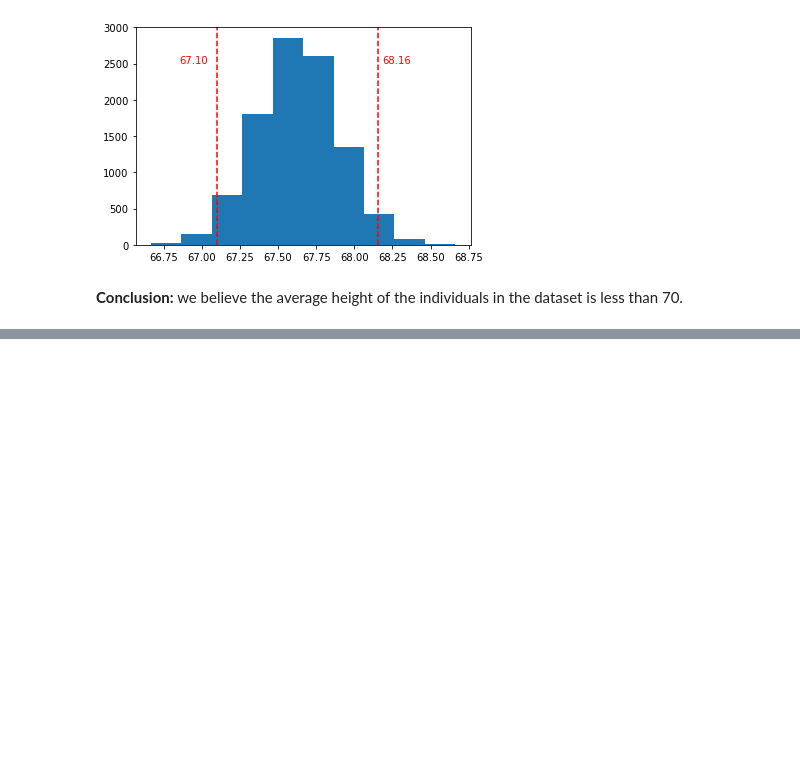
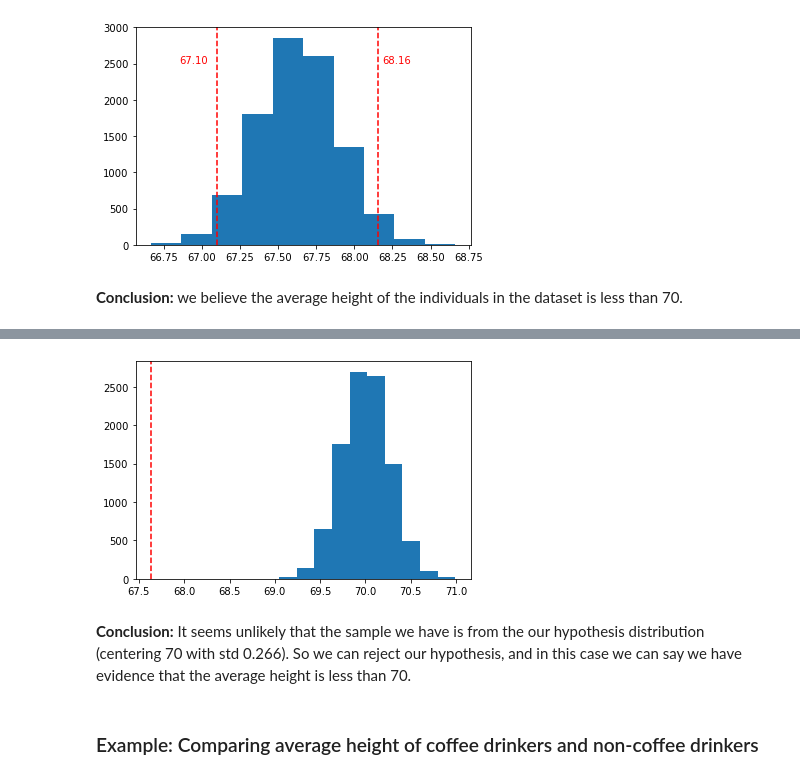
Before and after one commit to Alex-YuZ/Probability_Demo, a Jupyter notebook: Hypothesis_Testing.ipynb, the cells around one changed output, grey strips where cells are left out. Saved outputs shown, nothing was run; the diff lists cells and outputs as text; code cells hidden in the pictures; blank space fills up the shorter version.

```diff
--- a/Hypothesis_Testing.ipynb
+++ b/Hypothesis_Testing.ipynb
@@ -49,0 +74,9 @@ plt.text(upper_bound+.03, 2500, s="{:.2f}".format(upper_bound), color='red');
+# %%
+plt.hist(np.random.normal(loc=70, scale=mns_std, size=10000))
+plt.axvline(mean_sample150, color='red', linestyle='--');
+# %% [output]
+[figure, added]
+# %% [markdown]
+__Conclusion:__ It seems unlikely that the sample we have is from the our hypothesis distribution (centering 70 with std 0.266). So we can reject our hypothesis, and in this case we can say we have evidence that the average height is less than 70.
+# %% [markdown]
+### Example: Comparing average height of coffee drinkers and non-coffee drinkers
```
Also changed, not shown: parts of 23 cells of this notebook.
